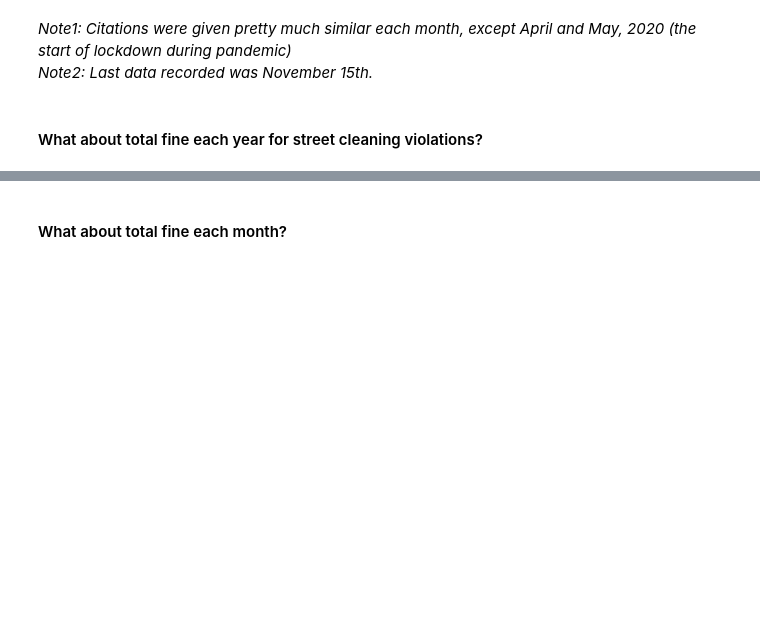
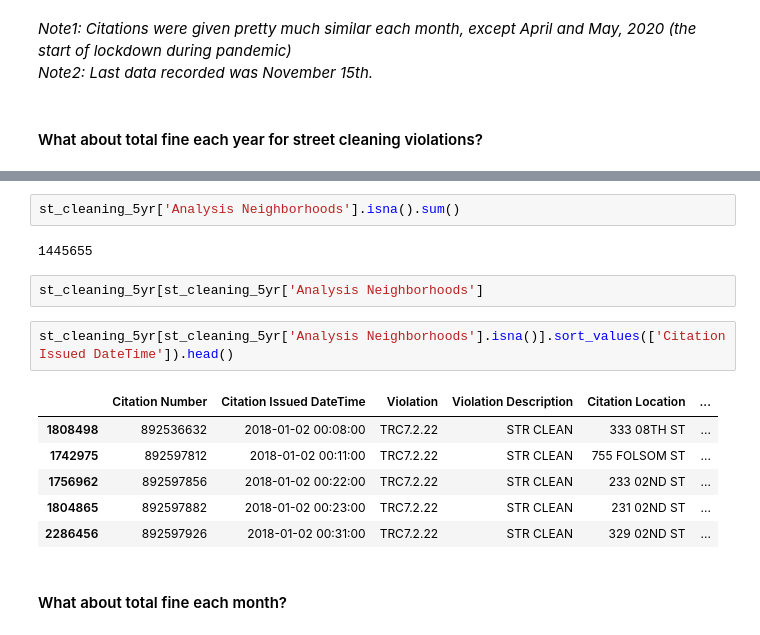
Before and after one commit to jiyuntsai/sf-parking-citation, a Jupyter notebook: st-cleaning-5yr.ipynb, the cells around one changed output, grey strips where cells are left out. Drawn from its saved outputs; the diff is of its cells as text; blank space fills up the shorter version.

Commit message:
Add analysis

```diff
--- a/st-cleaning-5yr.ipynb
+++ b/st-cleaning-5yr.ipynb
@@ -162,3 +220,18 @@ alt.Chart(
+# %%
+st_cleaning_5yr['Analysis Neighborhoods'].isna().sum()
+# %% [output]
+1445655
+# %%
+st_cleaning_5yr[st_cleaning_5yr['Analysis Neighborhoods']
+# %%
+st_cleaning_5yr[st_cleaning_5yr['Analysis Neighborhoods'].isna()].sort_values(['Citation Issued DateTime']).head()
+# %% [output]
+|  | Citation Number | Citation Issued DateTime | Violation | Violation Description | Citation Location | ... |
+| 1808498 | 892536632 | 2018-01-02 00:08:00 | TRC7.2.22 | STR CLEAN | 333 08TH ST | ... |
+| 1742975 | 892597812 | 2018-01-02 00:11:00 | TRC7.2.22 | STR CLEAN | 755 FOLSOM ST | ... |
+| 1756962 | 892597856 | 2018-01-02 00:22:00 | TRC7.2.22 | STR CLEAN | 233 02ND ST | ... |
+| 1804865 | 892597882 | 2018-01-02 00:23:00 | TRC7.2.22 | STR CLEAN | 231 02ND ST | ... |
+| 2286456 | 892597926 | 2018-01-02 00:31:00 | TRC7.2.22 | STR CLEAN | 329 02ND ST | ... |
 # %% [markdown]
 #### What about total fine each month?
 # %%
```
Also changed, not shown: parts of 7 cells of this notebook.
